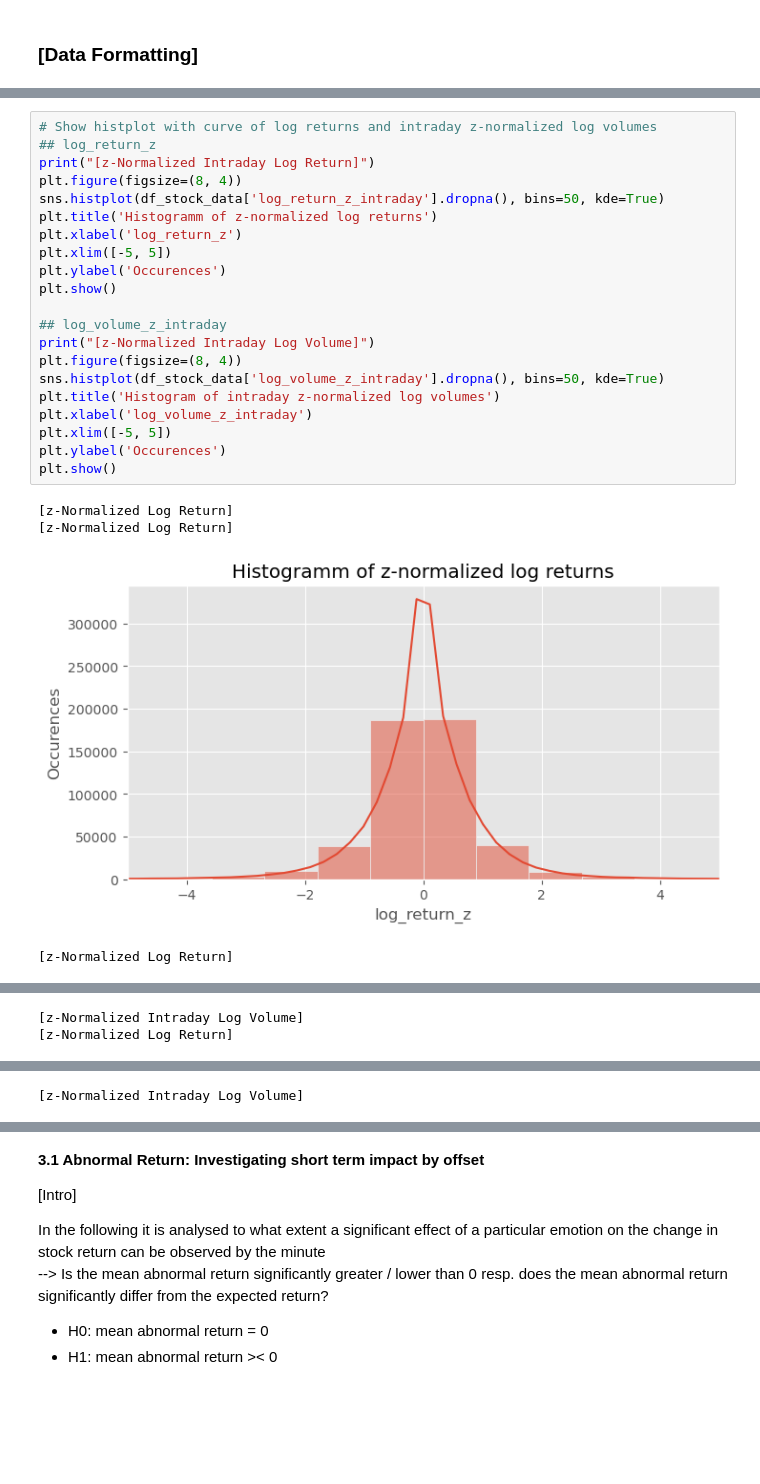
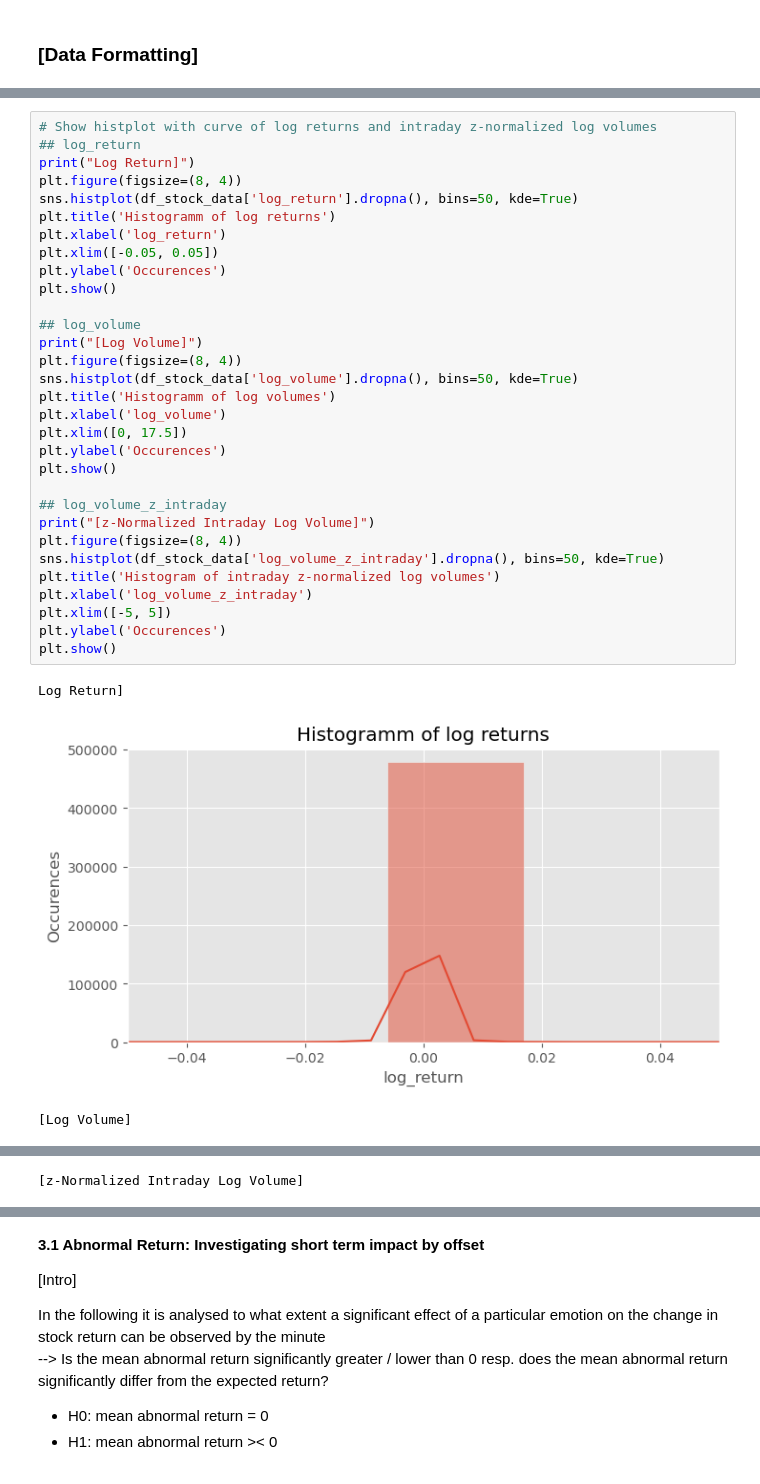
Before and after one commit to AK960/COIN_Repo, a Jupyter notebook: scripts/analyse_emotions.ipynb, the cells around one changed output, grey strips where cells are left out. Drawn from its saved outputs; the diff is of its cells as text; blank space fills up the shorter version.

Commit message:
Adding log_return analysis AR, CAR

```diff
--- a/scripts/analyse_emotions.ipynb
+++ b/scripts/analyse_emotions.ipynb
@@ -525,26 +544,35 @@ df_stock_data['log_volume_z_intraday'] = df_stock_data.groupby('minute_of_day')[
 # %%
 # Show histplot with curve of log returns and intraday z-normalized log volumes
-## log_return_z
-print("[z-Normalized Intraday Log Return]")
+## log_return
+print("Log Return]")
 plt.figure(figsize=(8, 4))
-sns.histplot(df_stock_data['log_return_z_intraday'].dropna(), bins=50, kde=True)
-plt.title('Histogramm of z-normalized log returns')
-plt.xlabel('log_return_z')
-plt.xlim([-5, 5])
+sns.histplot(df_stock_data['log_return'].dropna(), bins=50, kde=True)
+plt.title('Histogramm of log returns')
+plt.xlabel('log_return')
+plt.xlim([-0.05, 0.05])
+plt.ylabel('Occurences')
+plt.show()
+
+## log_volume
+print("[Log Volume]")
+plt.figure(figsize=(8, 4))
+sns.histplot(df_stock_data['log_volume'].dropna(), bins=50, kde=True)
+plt.title('Histogramm of log volumes')
+plt.xlabel('log_volume')
+plt.xlim([0, 17.5])
 plt.ylabel('Occurences')
 plt.show()
 
 ## log_volume_z_intraday
 print("[z-Normalized Intraday Log Volume]")
 plt.figure(figsize=(8, 4))
 sns.histplot(df_stock_data['log_volume_z_intraday'].dropna(), bins=50, kde=True)
 plt.title('Histogram of intraday z-normalized log volumes')
 plt.xlabel('log_volume_z_intraday')
 plt.xlim([-5, 5])
 plt.ylabel('Occurences')
 plt.show()
 # %% [output]
-[z-Normalized Log Return]
-[z-Normalized Log Return]
+Log Return]
-[figure, old version]
+[figure, new version]
-[z-Normalized Log Return]
+[Log Volume]
@@ -552,2 +580 @@ plt.show()
 [z-Normalized Intraday Log Volume]
-[z-Normalized Log Return]
@@ -555 +581,0 @@ plt.show()
-[z-Normalized Intraday Log Volume]
```
Also changed, not shown: parts of 29 cells of this notebook, 2 other files.
